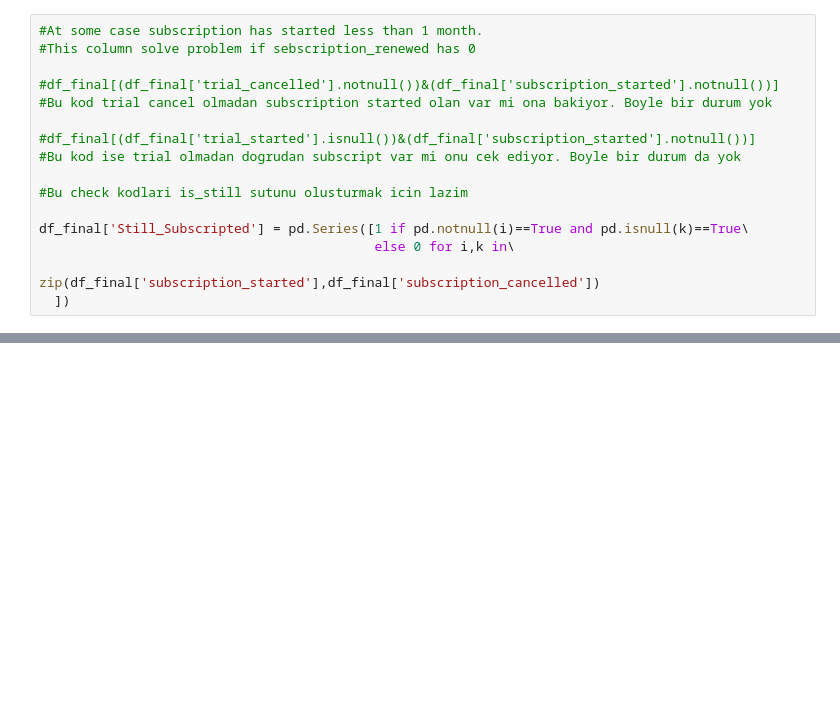
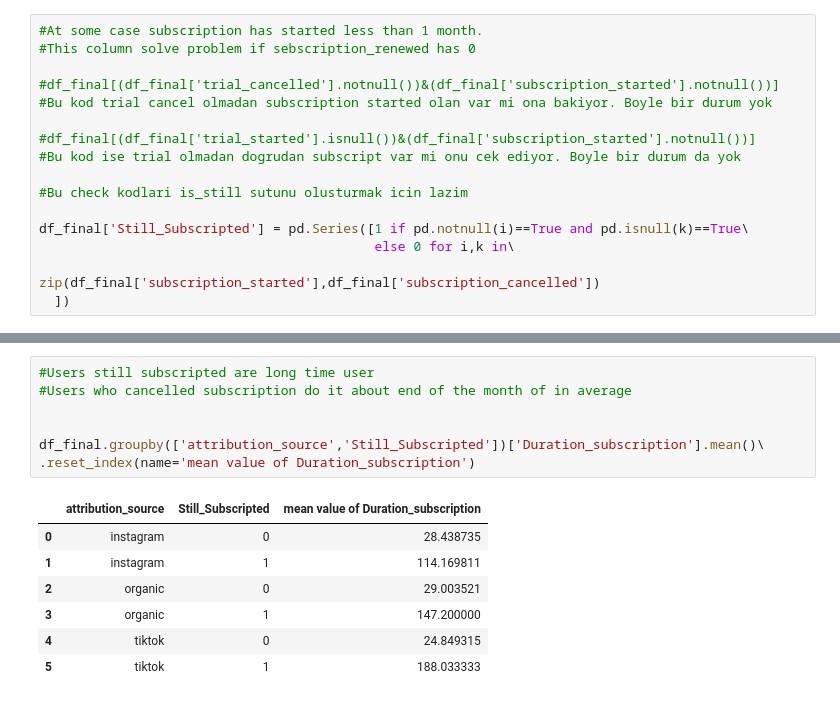
Before and after one commit to euphratesk/cornP, a Jupyter notebook: Inferential Analytics(+ETL&Feature Engineering).ipynb, the cells around one changed output, grey strips where cells are left out. Drawn from its saved outputs; the diff is of its cells as text; blank space fills up the shorter version.

```diff
--- a/Inferential Analytics(+ETL&Feature Engineering).ipynb
+++ b/Inferential Analytics(+ETL&Feature Engineering).ipynb
@@ -357,0 +388,15 @@ df_final
+# %%
+#Users still subscripted are long time user
+#Users who cancelled subscription do it about end of the month of in average
+
+
+df_final.groupby(['attribution_source','Still_Subscripted'])['Duration_subscription'].mean()\
+.reset_index(name='mean value of Duration_subscription')
+# %% [output]
+|  | attribution_source | Still_Subscripted | mean value of Duration_subscription |
+| 0 | instagram | 0 | 28.438735 |
+| 1 | instagram | 1 | 114.169811 |
+| 2 | organic | 0 | 29.003521 |
+| 3 | organic | 1 | 147.200000 |
+| 4 | tiktok | 0 | 24.849315 |
+| 5 | tiktok | 1 | 188.033333 |
```
Also changed, not shown: parts of 23 cells of this notebook, 1 other file.
